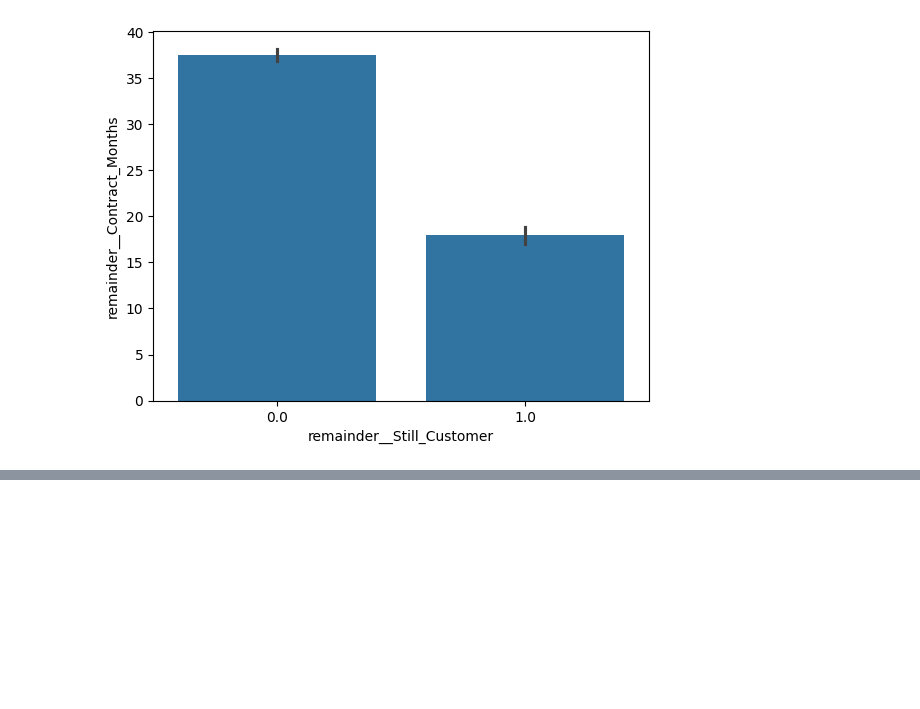
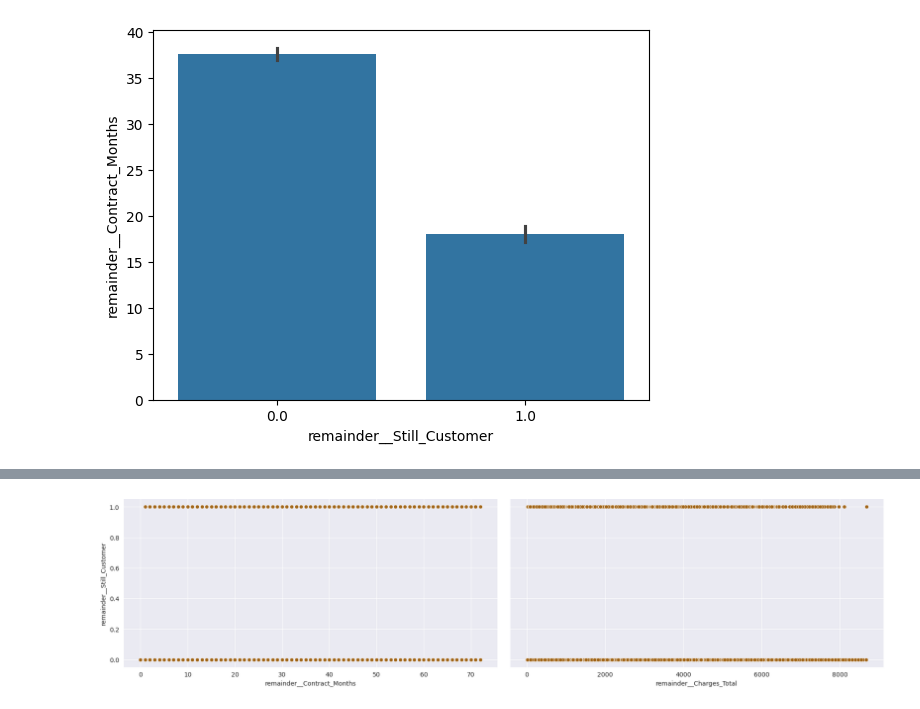
Before and after one commit to marmalux/Telecom-X-Machine-Learning, a Jupyter notebook: Churn_de_clientes_Telecom_X.ipynb, the cells around one changed output, grey strips where cells are left out. Drawn from its saved outputs; the diff is of its cells as text; code cells hidden in the pictures; blank space fills up the shorter version.

```diff
--- a/Churn_de_clientes_Telecom_X.ipynb
+++ b/Churn_de_clientes_Telecom_X.ipynb
@@ -218,0 +225,11 @@ sns.barplot(data=datos,x='remainder__Still_Customer',y='remainder__Contract_Mont
+# %%
+sns.set_palette('BrBG')
+# style -> white, dark, whitegrid, darkgrid, ticks
+sns.set_style('darkgrid')
+
+ax = sns.pairplot(data=datos,y_vars='remainder__Still_Customer',x_vars = ['remainder__Contract_Months','remainder__Charges_Total']);
+ax.figure.set_size_inches(20,5)
+
+ax;
+# %% [output]
+[figure, added]
```
Also changed, not shown: parts of 13 cells of this notebook.
